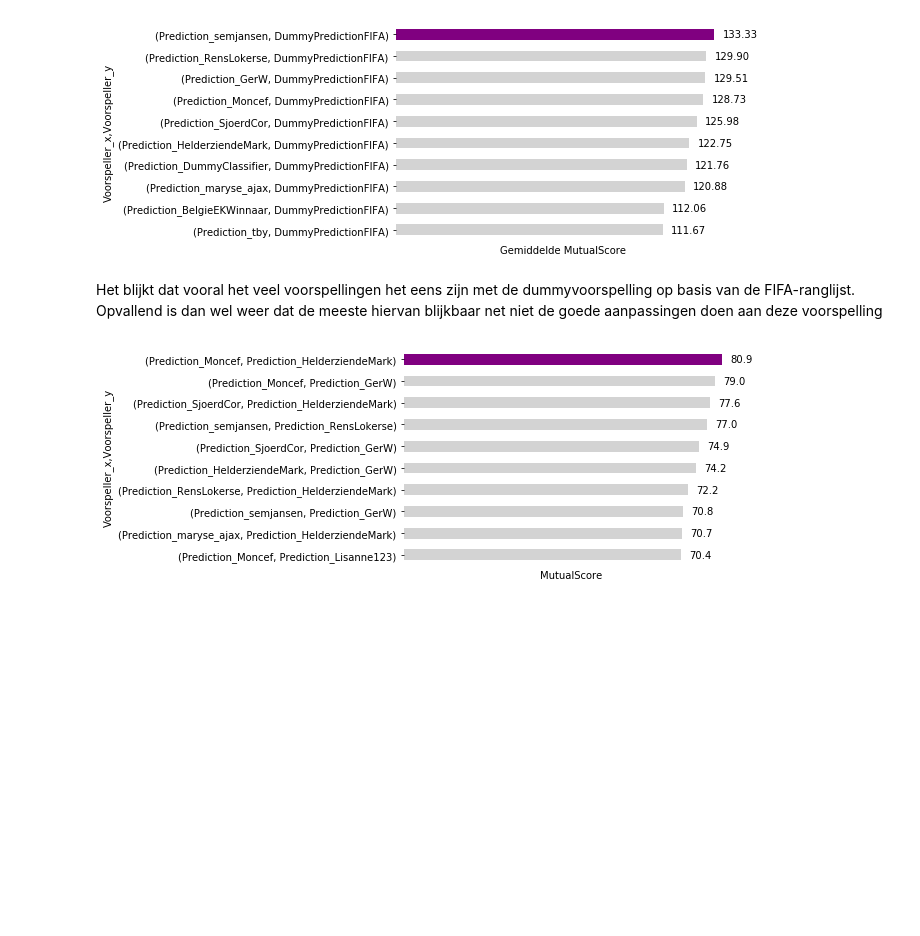
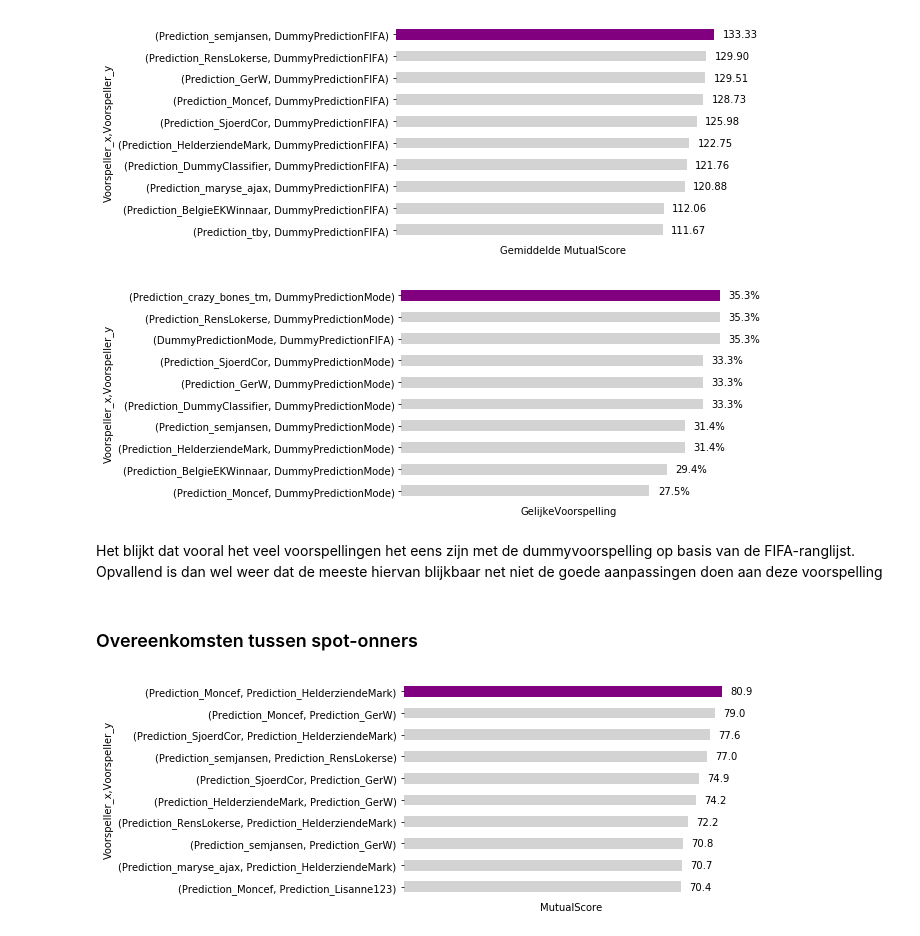
Before and after one commit to SjoerdCor/AFMEKpool, a Jupyter notebook: EKPoolAFM.ipynb, the cells around one changed output. Saved outputs shown, nothing was run; the diff lists cells and outputs as text; code cells hidden in the pictures; blank space fills up the shorter version.

Commit message:
Add ZelfdeVoorspelling

```diff
--- a/EKPoolAFM.ipynb
+++ b/EKPoolAFM.ipynb
@@ -289,8 +291,15 @@ vis.ax.set_xlabel('Gemiddelde MutualScore')
 plt.show()
 # %% [output]
 [figure]
+# %%
+overeenkomst['GelijkeVoorspelling'].nlargest(10).pipe(micplot.visualize, strfmt='.1%')
+plt.show()
+# %% [output]
+[figure, added]
 # %% [markdown]
 Het blijkt dat vooral het veel voorspellingen het eens zijn met de dummyvoorspelling op basis van de FIFA-ranglijst. Opvallend is dan wel weer dat de meeste hiervan blijkbaar net niet de goede aanpassingen doen aan deze voorspelling
+# %% [markdown]
+### Overeenkomsten tussen spot-onners
 # %%
 overeenkomst_no_dummies = overeenkomst.reset_index().loc[lambda df: ~df[['Voorspeller_x', 'Voorspeller_y']].apply(lambda col: col.str.startswith('DummyPrediction')).any('columns')].set_index(['Voorspeller_x', 'Voorspeller_y'])
 # %%
```
Also changed, not shown: parts of 8 cells of this notebook.
